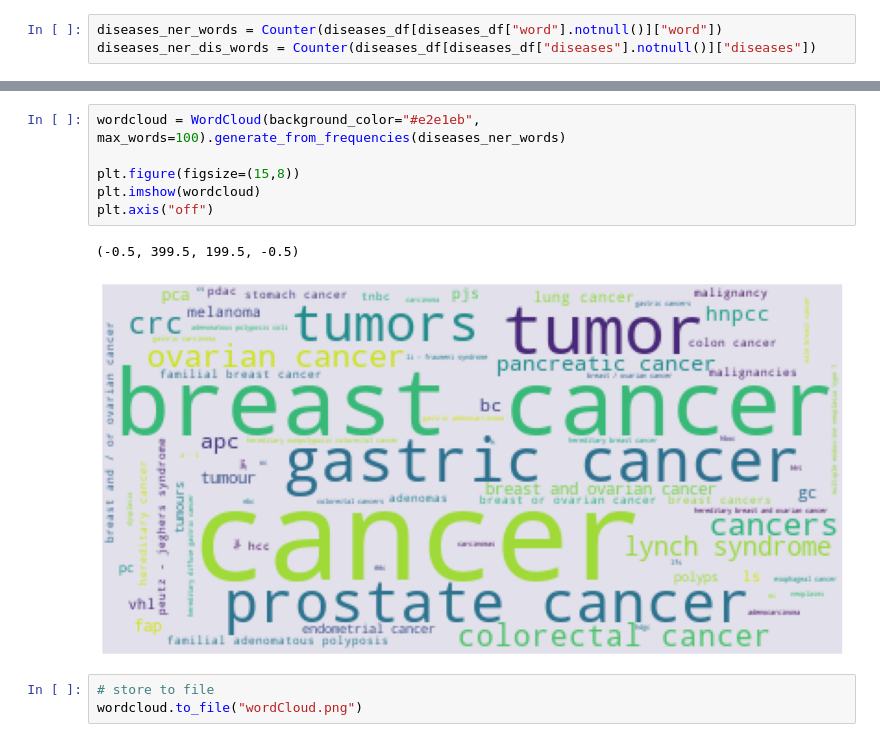
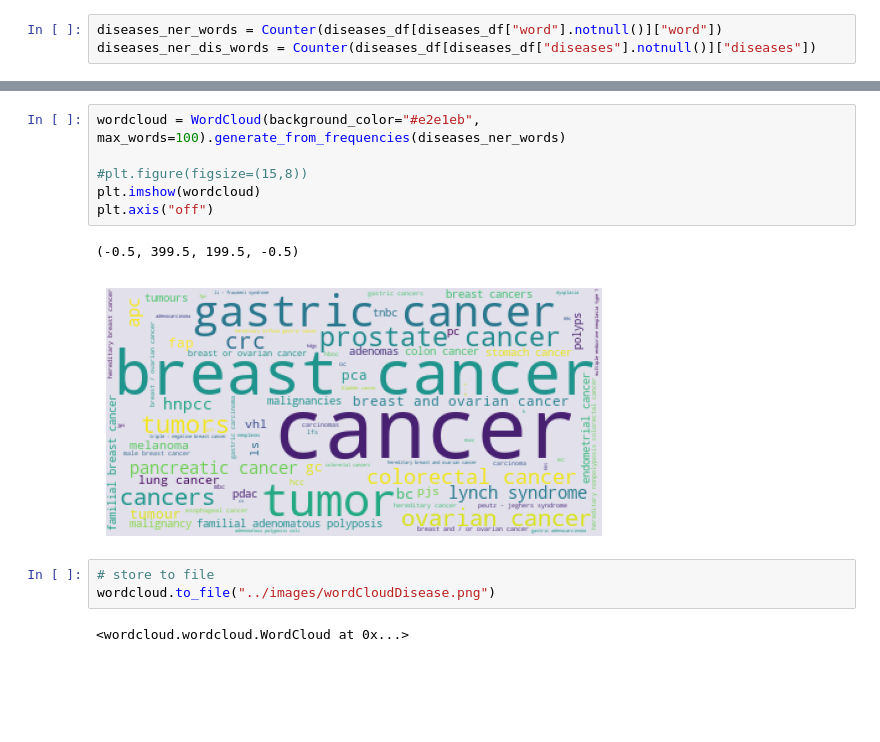
Before and after one commit to arm-diaz/Bio-Germline-Diseases-BERT-NER, a Jupyter notebook: charts/chart-wordcloud.ipynb, the cells around one changed output, grey strips where cells are left out. Saved outputs shown, nothing was run; the diff lists cells and outputs as text; blank space fills up the shorter version.

```diff
--- a/charts/chart-wordcloud.ipynb
+++ b/charts/chart-wordcloud.ipynb
@@ -40,15 +44,17 @@ wordcloud.to_file("wordCloud.png")
 # %%
 wordcloud = WordCloud(background_color="#e2e1eb", max_words=100).generate_from_frequencies(diseases_ner_words)
 
-plt.figure(figsize=(15,8))
+#plt.figure(figsize=(15,8))
 plt.imshow(wordcloud)
 plt.axis("off")
 # %% [output]
 (-0.5, 399.5, 199.5, -0.5)
-[figure, old version]
+[figure, new version]
 # %%
 # store to file
-wordcloud.to_file("wordCloud.png")
+wordcloud.to_file("../images/wordCloudDisease.png")
+# %% [output]
+<wordcloud.wordcloud.WordCloud at 0x...>
 # %%
 wordcloud = WordCloud(background_color="#e2e1eb", max_words=100).generate_from_frequencies(diseases_ner_dis_words)
 
```
Also changed, not shown: parts of 6 cells of this notebook, 5 other files.
